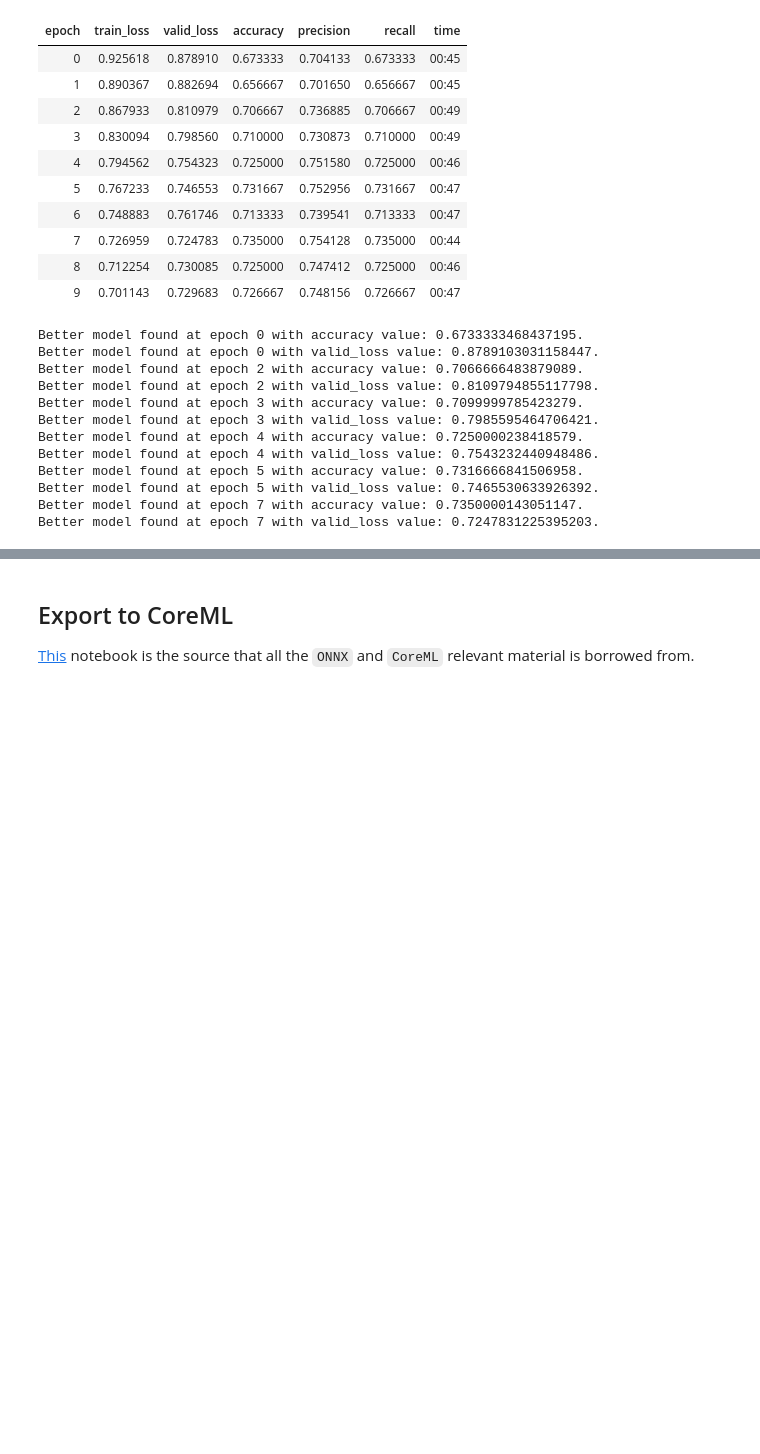
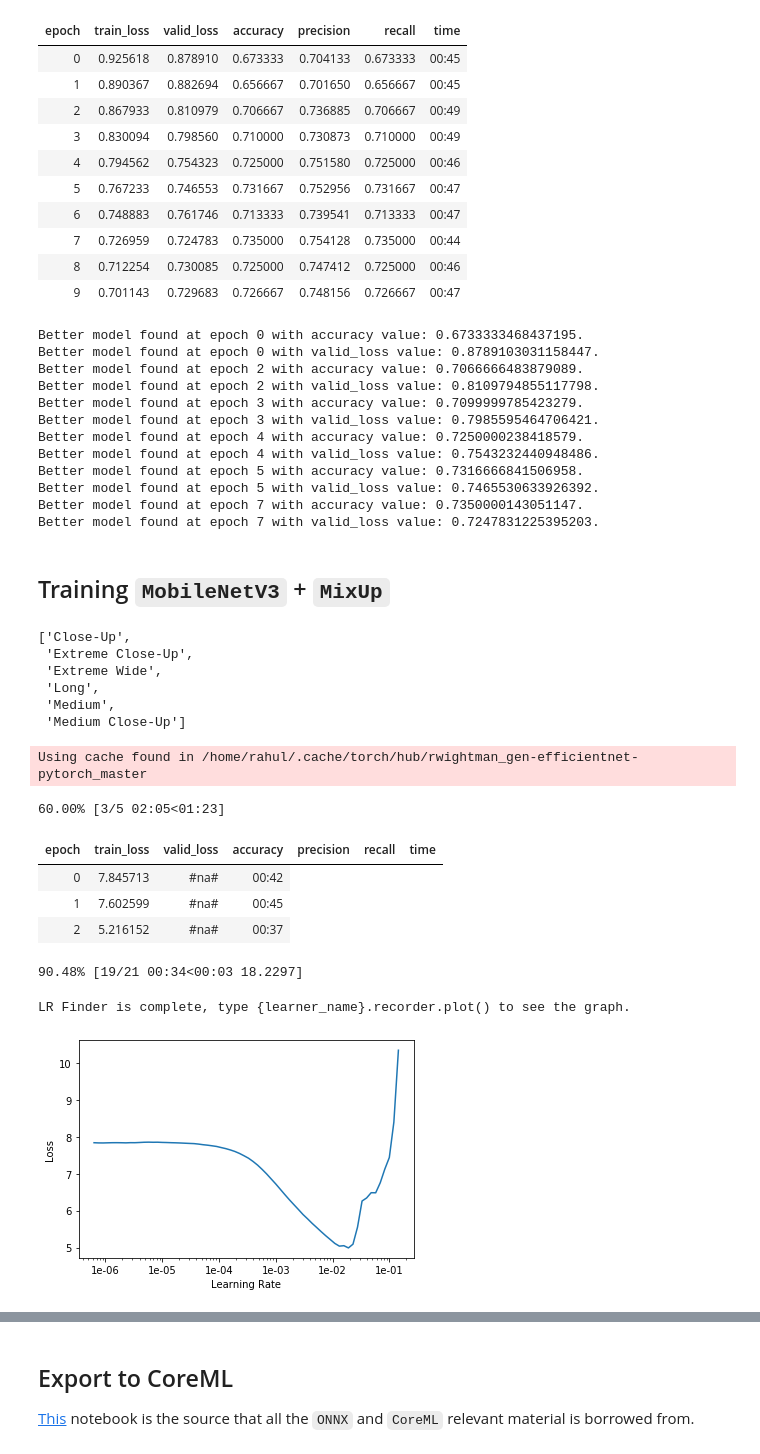
Before and after one commit to echorec/CinemaNet, a Jupyter notebook: nbs/MobileNet-SqueezeNet.ipynb, the cells around one changed output, grey strips where cells are left out. Drawn from its saved outputs; the diff is of its cells as text; code cells hidden in the pictures; blank space fills up the shorter version.

Commit message:
MobileNetV3

```diff
--- a/nbs/MobileNet-SqueezeNet.ipynb
+++ b/nbs/MobileNet-SqueezeNet.ipynb
@@ -390,3 +392,35 @@ Better model found at epoch 5 with accuracy value: 0.7316666841506958.
 Better model found at epoch 5 with valid_loss value: 0.7465530633926392.
 Better model found at epoch 7 with accuracy value: 0.7350000143051147.
 Better model found at epoch 7 with valid_loss value: 0.7247831225395203.
+# %% [markdown]
+## Training `MobileNetV3` + `MixUp`
+# %%
+data = get_data(path, base_size=65, batch_size=256, num_workers=20)
+data.classes
+# %% [output]
+['Close-Up',
+ 'Extreme Close-Up',
+ 'Extreme Wide',
+ 'Long',
+ 'Medium',
+ 'Medium Close-Up']
+# %%
+model = torch.hub.load('rwightman/gen-efficientnet-pytorch', 'mobilenetv3_rw', pretrained=True)
+model.classifier.out_features=data.c
+
+learn = Learner(data, model, metrics=metrics).mixup()
+learn = learn.to_fp16()
+# %% [output]
+Using cache found in /home/rahul/.cache/torch/hub/rwightman_gen-efficientnet-pytorch_master
+# %%
+learn.lr_find()
+learn.recorder.plot()
+# %% [output]
+60.00% [3/5 02:05<01:23]
+| epoch | train_loss | valid_loss | accuracy | precision | recall | time |
+| 0 | 7.845713 | #na# | 00:42 |
+| 1 | 7.602599 | #na# | 00:45 |
+| 2 | 5.216152 | #na# | 00:37 |
+90.48% [19/21 00:34<00:03 18.2297]
+LR Finder is complete, type {learner_name}.recorder.plot() to see the graph.
+[figure, added]
```
Also changed, not shown: parts of 18 cells of this notebook.
